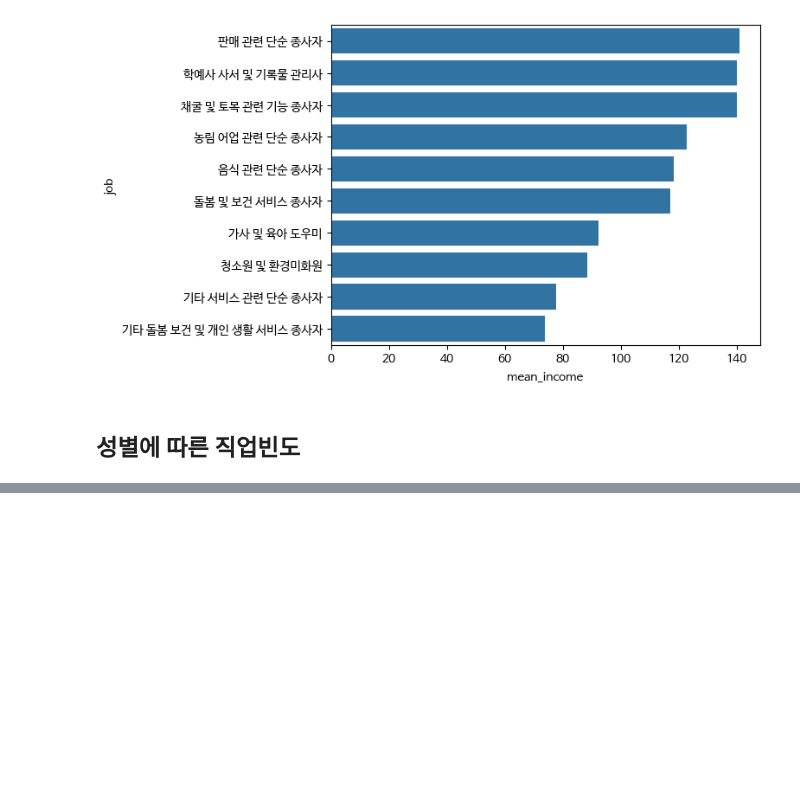
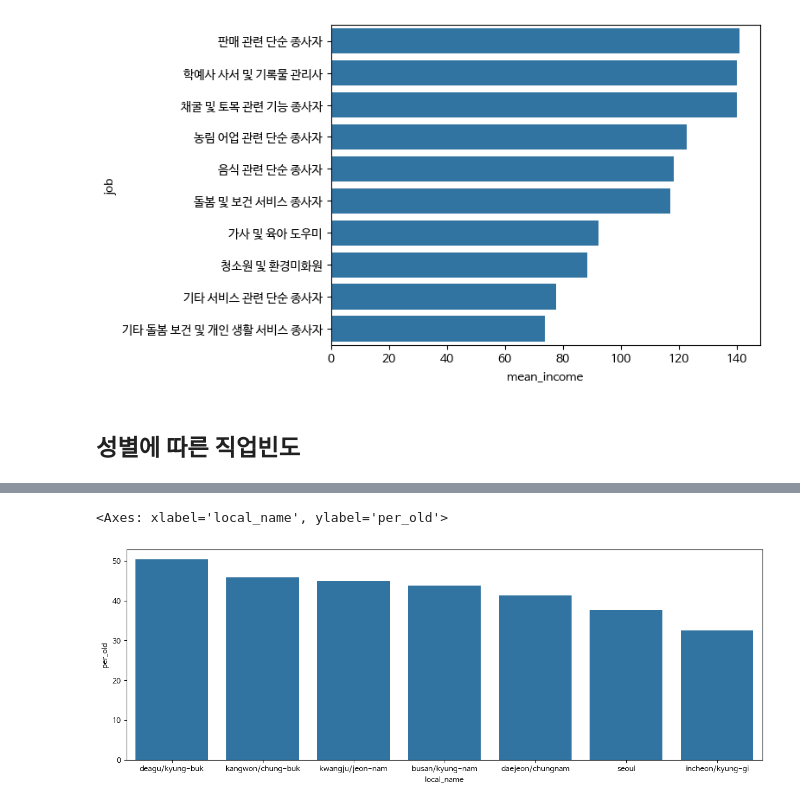
Before and after one commit to brave0duck/easy_python, a Jupyter notebook: z-09.project.ipynb, the cells around one changed output, grey strips where cells are left out. Cells and saved outputs as stored; diff of their text form; code cells hidden in the pictures; blank space fills up the shorter version.

```diff
--- a/z-09.project.ipynb
+++ b/z-09.project.ipynb
@@ -177,0 +197,31 @@ sns.barplot(data=job_male, x='n', y='job',hue='job')
+# %%
+# 지역별 연령대 비율
+# 어느 지역에 노년층이 많을까? 1. 지역 welfare['code_region] 2. 연령대 gen
+
+# welfare['code_region'].info()
+# welfare['code_region'].describe()
+#welfare['code_region'].isna().sum()
+#welfare['code_region'].value_counts()
+
+#welfare['gen'].describe()
+#welfare['gen'].isna().sum()
+
+welfare = welfare.assign(local_name = np.where(welfare['code_region'] == 1.0, 'seoul',
+                                    np.where(welfare['code_region'] == 2.0, 'incheon/kyung-gi',
+                                    np.where(welfare['code_region'] == 3.0, 'busan/kyung-nam',
+                                    np.where(welfare['code_region'] == 4.0, 'deagu/kyung-buk',
+                                    np.where(welfare['code_region'] == 5.0, 'daejeon/chungnam',
+                                    np.where(welfare['code_region'] == 6.0, 'kangwon/chung-buk','kwangju/jeon-nam')))))))
+
+old_region = welfare.query('gen == "old"').groupby('local_name').agg(old_count= ('gen','count')) # 노인인구 합계
+pop_region = welfare.groupby('local_name').agg(pop_count = ('gen','count')) # 전체인구 합계
+result = old_region.merge(pop_region, how='left',on='local_name') # 셀 합병병
+
+result
+
+result = result.assign(per_old = (result['old_count'] / result['pop_count'])*100).sort_values('per_old',ascending=False)
+plt.figure(figsize=(15, 5))
+sns.barplot(data=result, x='local_name', y='per_old')
+# %% [output]
+<Axes: xlabel='local_name', ylabel='per_old'>
+[figure, added]
```
Also changed, not shown: parts of 4 cells of this notebook, 1 other file.
